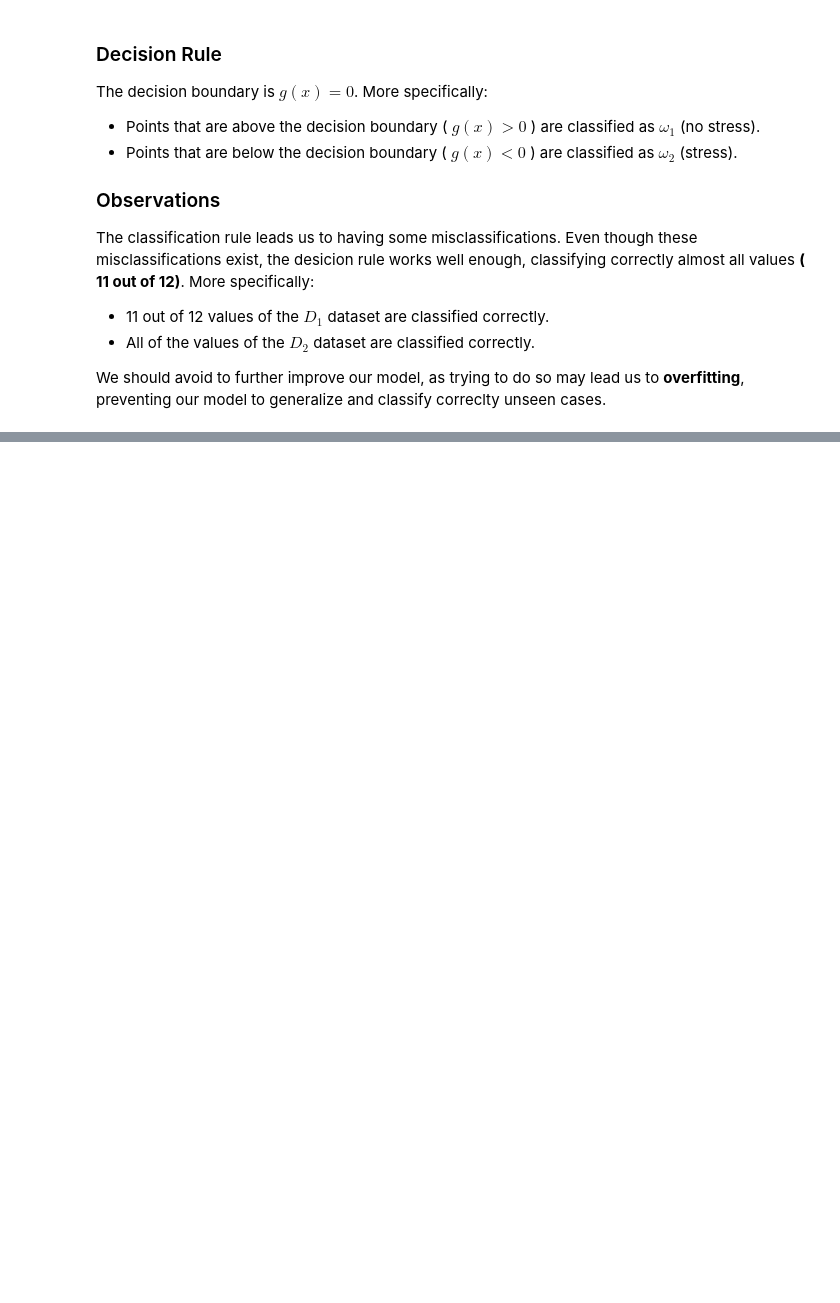
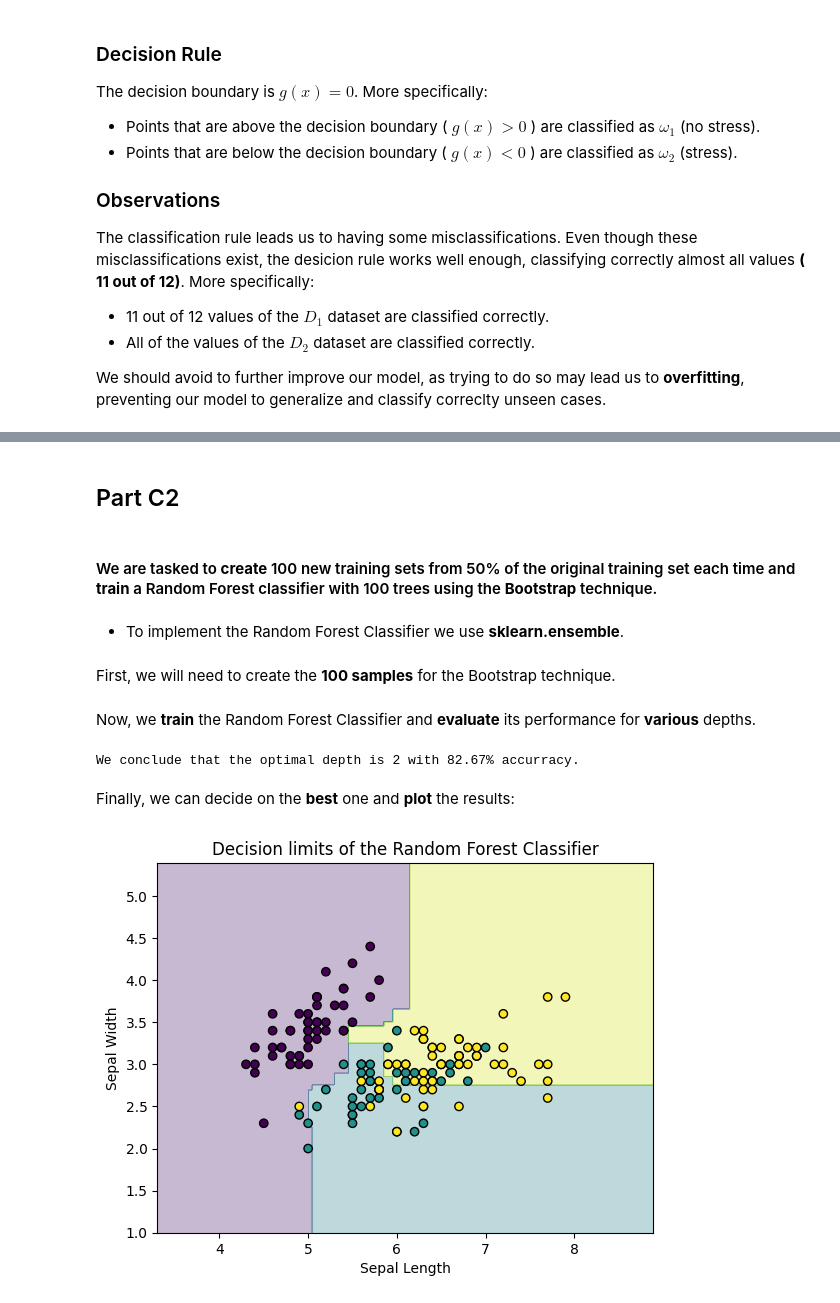
Before and after one commit to vgzoidis/MachineLearningExersice, a Jupyter notebook: Team-5-AC.ipynb, the cells around one changed output, grey strips where cells are left out. Cells and saved outputs as stored; diff of their text form; code cells hidden in the pictures; blank space fills up the shorter version.

Commit message:
Finished Part B and C

```diff
--- a/Team-5-AC.ipynb
+++ b/Team-5-AC.ipynb
@@ -105,0 +279,6 @@ We should avoid to further improve our model, as trying to do so may lead us to
+# %% [markdown]
+## Part C2
+# %% [markdown]
+#### We are tasked to **create** 100 new training sets from 50% of the original training set each time and **train** a Random Forest classifier with 100 trees using the **Bootstrap** technique.
+# %% [markdown]
+- To implement the Random Forest Classifier we use **sklearn.ensemble**.
@@ -105,0 +287,43 @@ We should avoid to further improve our model, as trying to do so may lead us to
+# %% [markdown]
+First, we will need to create the **100 samples** for the Bootstrap technique.
+# %%
+# Creating 100 samples using the Bootstrap technique from the training set
+n_trees = 100
+sample_size = int(0.5 * len(X_train))  # γ = 50% of the total
+forest_predictions = []
+# %% [markdown]
+Now, we **train** the Random Forest Classifier and **evaluate** its performance for **various** depths.
+# %%
+for max_depth in range(1, 11):  # testing various  depths
+    rf_clf = RandomForestClassifier(n_estimators=n_trees, max_depth=max_depth, bootstrap=True, random_state=42)
+    rf_clf.fit(X_train, y_train)
+    y_pred_forest = rf_clf.predict(X_test)
+    forest_predictions.append((max_depth, accuracy_score(y_test, y_pred_forest)))
+
+best_depth, best_accuracy = max(forest_predictions, key=lambda x: x[1])
+print(f"We conclude that the optimal depth is {best_depth} with {best_accuracy * 100:.2f}% accurracy.")
+# %% [output]
+We conclude that the optimal depth is 2 with 82.67% accurracy.
+# %% [markdown]
+Finally, we can decide on the **best** one and **plot** the results:
+# %%
+# Boundary decision for the best Random Forest
+best_rf = RandomForestClassifier(n_estimators=n_trees, max_depth=best_depth, bootstrap=True, random_state=42)
+best_rf.fit(X_train, y_train)
+
+# Visualization of decision limits
+x_min, x_max = X[:, 0].min() - 1, X[:, 0].max() + 1
+y_min, y_max = X[:, 1].min() - 1, X[:, 1].max() + 1
+xx, yy = np.meshgrid(np.arange(x_min, x_max, 0.01),
+                     np.arange(y_min, y_max, 0.01))
+Z = clf.predict(np.c_[xx.ravel(), yy.ravel()])
+Z = Z.reshape(xx.shape)
+
+plt.contourf(xx, yy, Z, alpha=0.3)
+plt.scatter(X[:, 0], X[:, 1], c=y, edgecolor='k', marker='o')
+plt.xlabel('Sepal Length')
+plt.ylabel('Sepal Width')
+plt.title('Decision limits of the Random Forest Classifier')
+plt.show()
+# %% [output]
+[figure, added]
```
Also changed, not shown: parts of 36 cells of this notebook.
